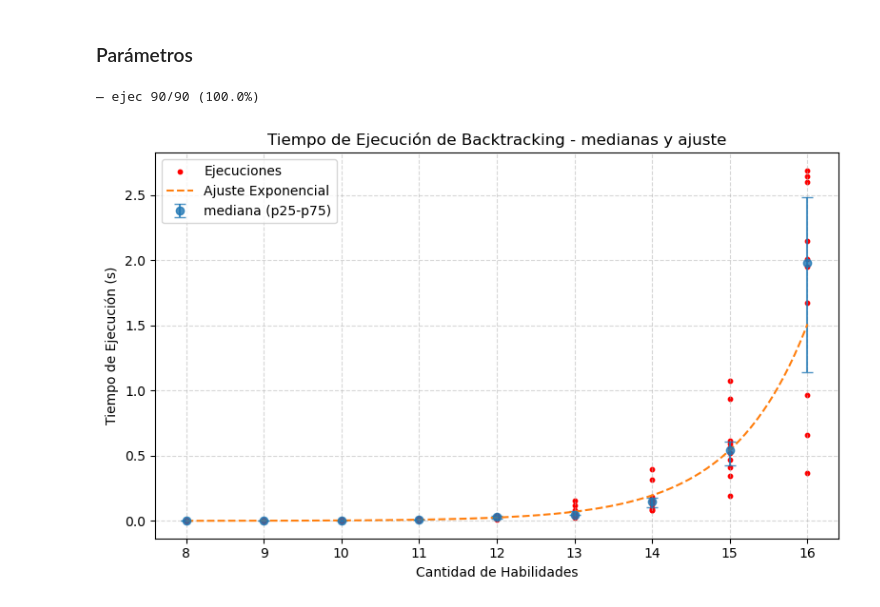
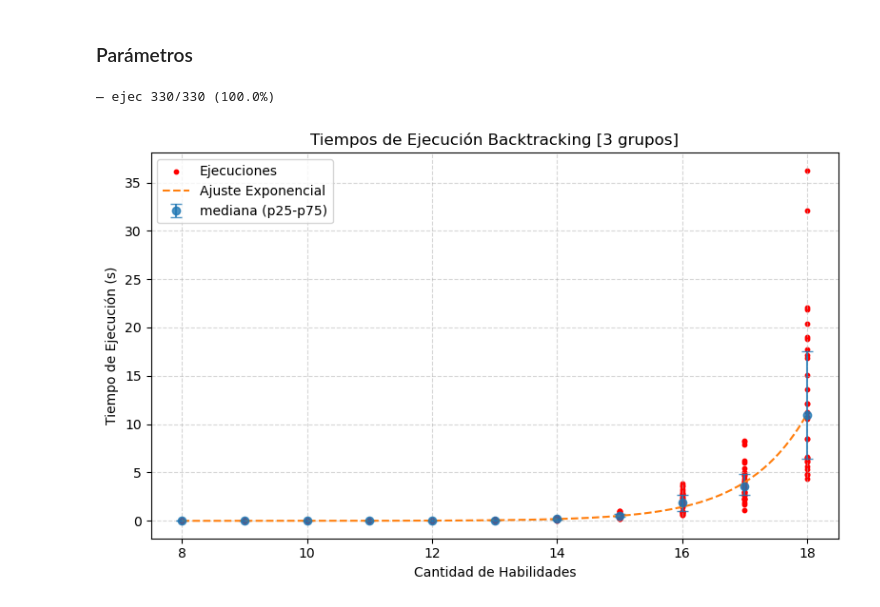
Before and after one commit to hhuzan/tda_tp_3, a Jupyter notebook: mediciones/mediciones.ipynb, the cells around one changed output. Cells and saved outputs as stored; diff of their text form; code cells hidden in the pictures.

```diff
--- a/mediciones/mediciones.ipynb
+++ b/mediciones/mediciones.ipynb
@@ -15,9 +15,9 @@ random.seed(67910)
 # %% [markdown]
 ### Parámetros
 # %%
-CANT_POR_TAM = 10
+CANT_POR_TAM = 30
 MIN_TAM = 8
-MAX_TAM = 16
+MAX_TAM = 18
 CANT_GRUPOS = 3
 # %%
 def generar_habilidades(n):
@@ -69,25 +69,25 @@ b_exp, a_log = coeffs_log[0], coeffs_log[1]
 def modelo_exponencial(xv):
     return np.exp(a_log + b_exp * xv)
 # %% [output]
-— ejec 90/90 (100.0%)
+— ejec 330/330 (100.0%)
 # %%
 plt.figure(figsize=(8,5))
 plt.scatter(df["tam"], df["tiempo"], color='red', s=10, alpha=1, label="Ejecuciones")
 
 
 plt.errorbar(x, y_med, yerr=[y_med - summary["p25"].values, summary["p75"].values - y_med],
              fmt='o', alpha=.8, capsize=4, label="mediana (p25-p75)")
 
 xs = np.linspace(MIN_TAM, MAX_TAM, 200)
 plt.plot(xs, modelo_exponencial(xs), linestyle='--', label=f"Ajuste Exponencial")
 
 plt.xlabel('Cantidad de Habilidades')
 plt.ylabel('Tiempo de Ejecución (s)')
-plt.title('Tiempo de Ejecución de Backtracking - medianas y ajuste')
+plt.title('Tiempos de Ejecución Backtracking [3 grupos]')
 plt.legend()
 plt.grid(linestyle='--', alpha=0.5)
 plt.tight_layout()
 plt.savefig("../informe/img/ajuste_backtracking.png", dpi=300, bbox_inches='tight')
 plt.show()
 # %% [output]
-[figure, old version]
+[figure, new version]
```
Also changed, not shown: 2 other files.
